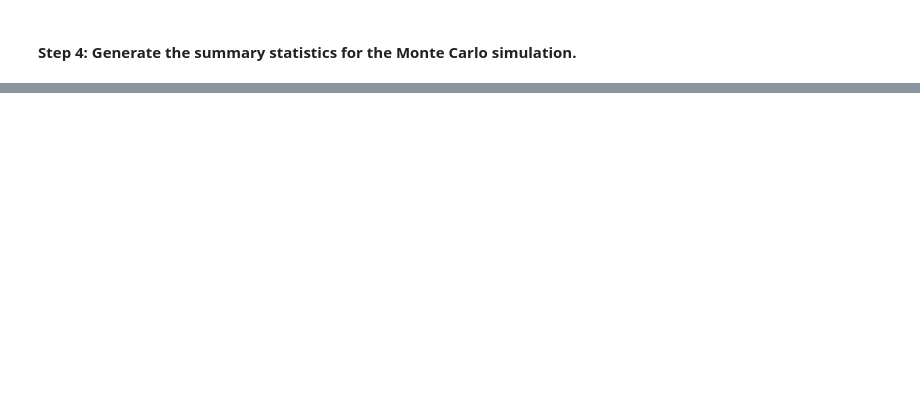
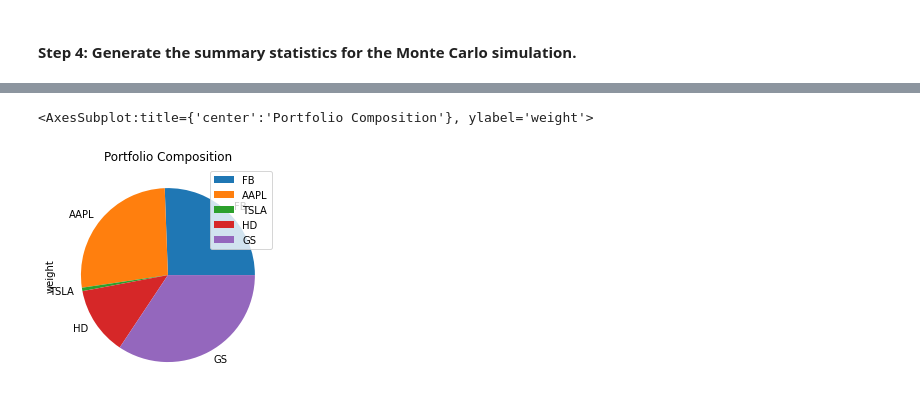
Before and after one commit to Hashtahg/Project_1_Bootcamp, a Jupyter notebook: portfolio_analysis.ipynb, the cells around one changed output, grey strips where cells are left out. Cells and saved outputs as stored; diff of their text form; code cells hidden in the pictures; blank space fills up the shorter version.

```diff
--- a/portfolio_analysis.ipynb
+++ b/portfolio_analysis.ipynb
@@ -381,0 +576,5 @@ writeToCSV("FinalReport.csv", final_report_df) #updated by Chaim 20211104
+# %%
+#Adding Pie Chart of weights for each ticker in the portfolio
+weights_df =  pd.DataFrame({"weight": weights_eff}, index=[tickers[0], tickers[1],tickers[2],tickers[3],tickers[4]])
+# Display the weights_df DataFrame
+weights_df
@@ -381,0 +588,5 @@ writeToCSV("FinalReport.csv", final_report_df) #updated by Chaim 20211104
+# %%
+weights_df.plot.pie(y='weight' , title='Portfolio Composition')
+# %% [output]
+<AxesSubplot:title={'center':'Portfolio Composition'}, ylabel='weight'>
+[figure, added]
```
Also changed, not shown: parts of 32 cells of this notebook, 3 other files.
